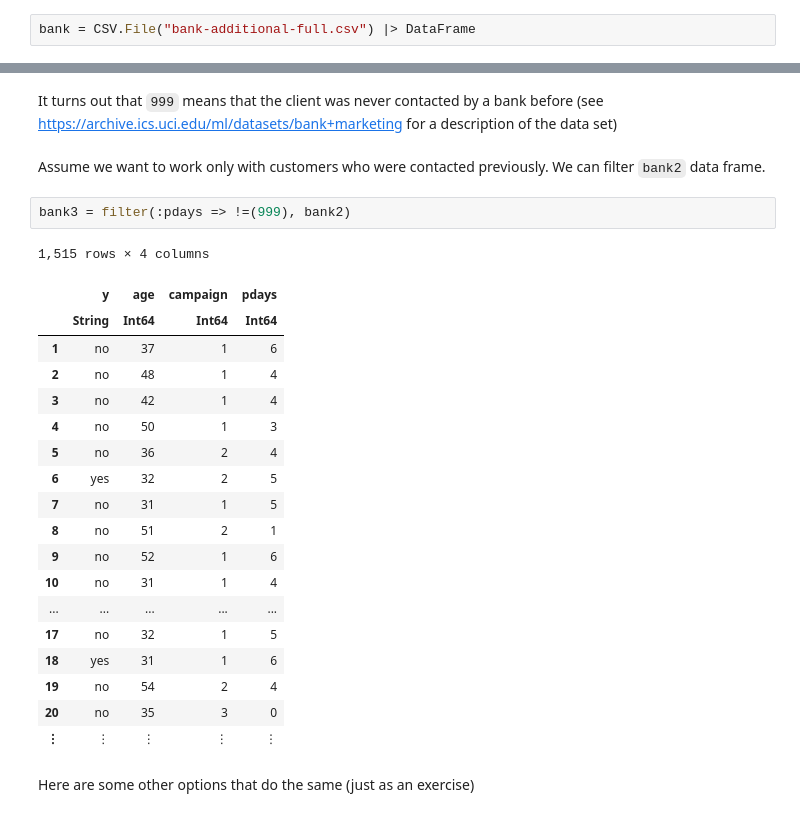
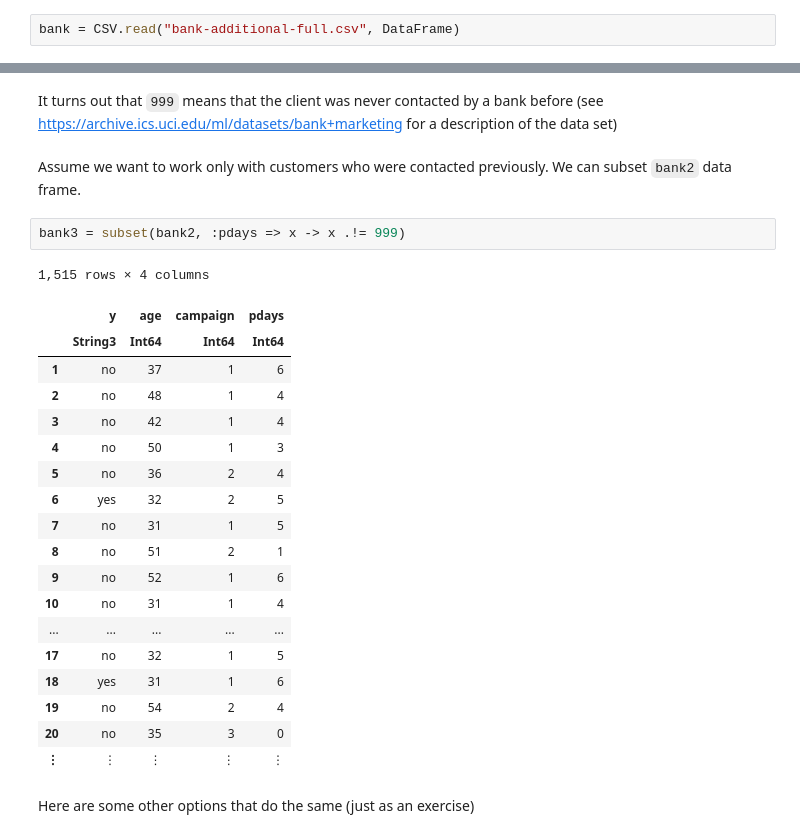
Before and after one commit to bkamins/JuliaCon2019-DataFrames-Tutorial, a Jupyter notebook: DataFramesIntroduction.ipynb, the cells around one changed output, grey strips where cells are left out. Cells and saved outputs as stored; diff of their text form.

```diff
--- a/DataFramesIntroduction.ipynb
+++ b/DataFramesIntroduction.ipynb
@@ -312,7 +312,7 @@ We will work with data described and provided [here](https://archive.ics.uci.edu
 # %% [markdown]
 The classification goal is to predict if the client will subscribe a term deposit (variable `:y`).
 # %%
-bank = CSV.File("bank-additional-full.csv") |> DataFrame
+bank = CSV.read("bank-additional-full.csv", DataFrame)
 # %% [output]
 41,188 rows × 21 columns (omitted printing of 14 columns)
 |  | age | job | marital | education | default | housing | loan |
@@ -608,13 +608,13 @@ combine(groupby(bank2, :pdays, sort=true), nrow)
 # %% [markdown]
 It turns out that `999` means that the client was never contacted by a bank before (see https://archive.ics.uci.edu/ml/datasets/bank+marketing for a description of the data set)
 # %% [markdown]
-Assume we want to work only with customers who were contacted previously. We can filter `bank2` data frame.
+Assume we want to work only with customers who were contacted previously. We can subset `bank2` data frame.
 # %%
-bank3 = filter(:pdays => !=(999), bank2)
+bank3 = subset(bank2, :pdays => x -> x .!= 999)
 # %% [output]
 1,515 rows × 4 columns
 |  | y | age | campaign | pdays |
-|  | String | Int64 | Int64 | Int64 |
+|  | String3 | Int64 | Int64 | Int64 |
 | 1 | no | 37 | 1 | 6 |
 | 2 | no | 48 | 1 | 4 |
 | 3 | no | 42 | 1 | 4 |
```
Also changed, not shown: parts of 58 cells of this notebook, 2 other files.
